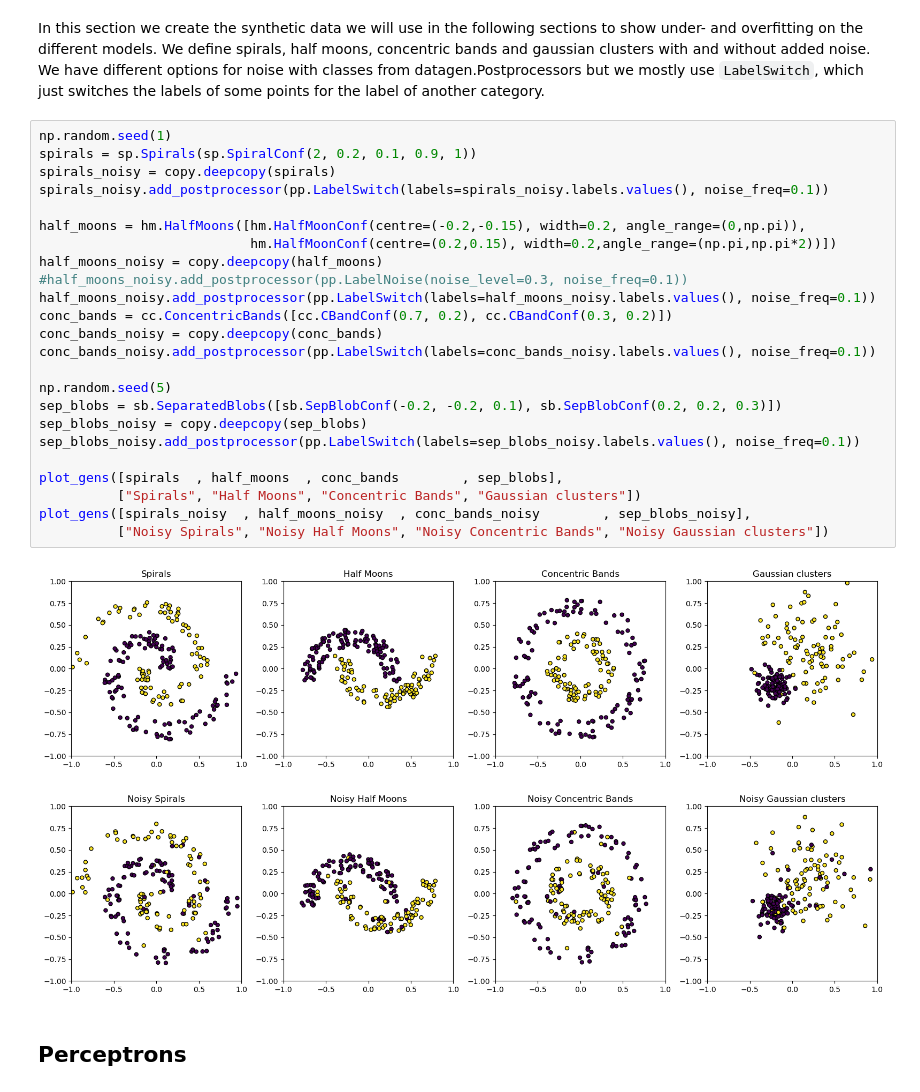
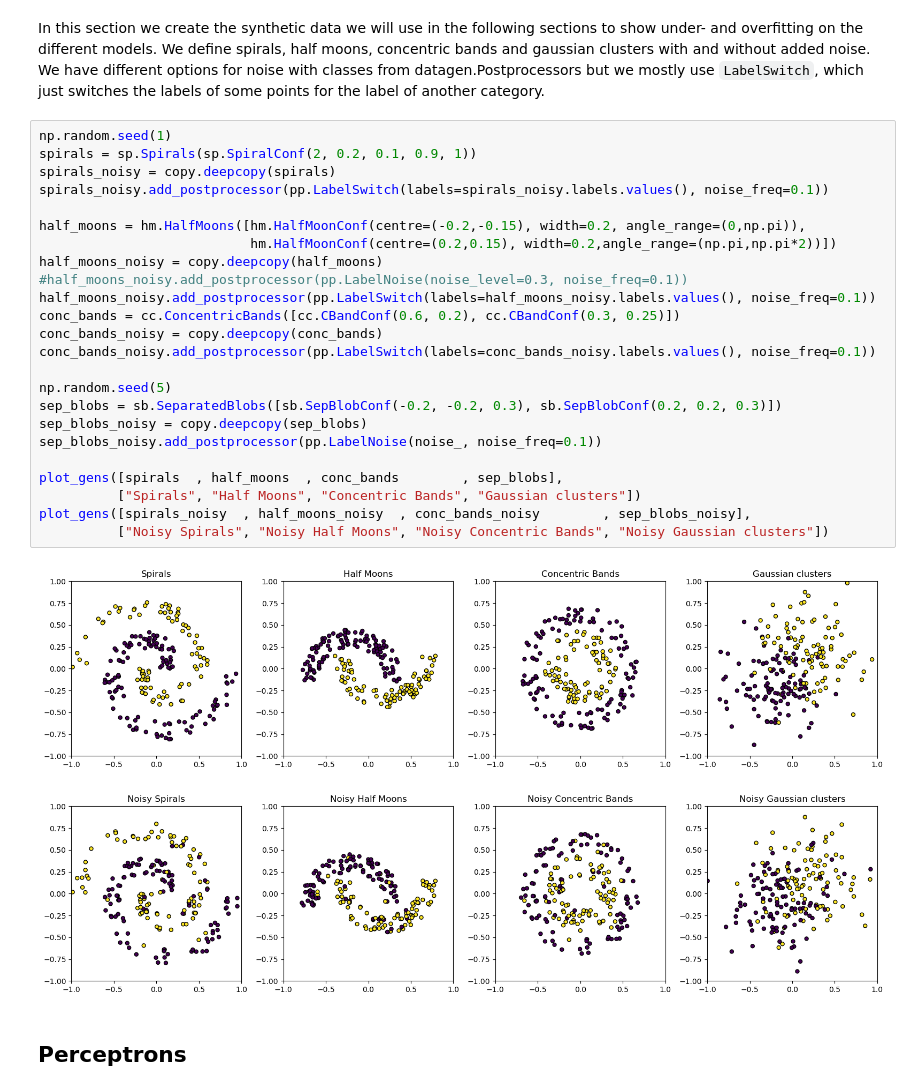
Before and after one commit to NoahWedlich/AppliedMLProject, a Jupyter notebook: main.ipynb, the cells around one changed output. Drawn from its saved outputs; the diff is of its cells as text.

```diff
--- a/main.ipynb
+++ b/main.ipynb
@@ -178,30 +178,30 @@ We have different options for noise with classes from datagen.Postprocessors but
 # %%
 np.random.seed(1)
 spirals = sp.Spirals(sp.SpiralConf(2, 0.2, 0.1, 0.9, 1))
 spirals_noisy = copy.deepcopy(spirals)
 spirals_noisy.add_postprocessor(pp.LabelSwitch(labels=spirals_noisy.labels.values(), noise_freq=0.1))
 
 half_moons = hm.HalfMoons([hm.HalfMoonConf(centre=(-0.2,-0.15), width=0.2, angle_range=(0,np.pi)),
                            hm.HalfMoonConf(centre=(0.2,0.15), width=0.2,angle_range=(np.pi,np.pi*2))])
 half_moons_noisy = copy.deepcopy(half_moons)
 #half_moons_noisy.add_postprocessor(pp.LabelNoise(noise_level=0.3, noise_freq=0.1))
 half_moons_noisy.add_postprocessor(pp.LabelSwitch(labels=half_moons_noisy.labels.values(), noise_freq=0.1))
-conc_bands = cc.ConcentricBands([cc.CBandConf(0.7, 0.2), cc.CBandConf(0.3, 0.2)])
+conc_bands = cc.ConcentricBands([cc.CBandConf(0.6, 0.2), cc.CBandConf(0.3, 0.25)])
 conc_bands_noisy = copy.deepcopy(conc_bands)
 conc_bands_noisy.add_postprocessor(pp.LabelSwitch(labels=conc_bands_noisy.labels.values(), noise_freq=0.1))
 
 np.random.seed(5)
-sep_blobs = sb.SeparatedBlobs([sb.SepBlobConf(-0.2, -0.2, 0.1), sb.SepBlobConf(0.2, 0.2, 0.3)])
+sep_blobs = sb.SeparatedBlobs([sb.SepBlobConf(-0.2, -0.2, 0.3), sb.SepBlobConf(0.2, 0.2, 0.3)])
 sep_blobs_noisy = copy.deepcopy(sep_blobs)
-sep_blobs_noisy.add_postprocessor(pp.LabelSwitch(labels=sep_blobs_noisy.labels.values(), noise_freq=0.1))
+sep_blobs_noisy.add_postprocessor(pp.LabelNoise(noise_, noise_freq=0.1))
 
 plot_gens([spirals  , half_moons  , conc_bands        , sep_blobs],
           ["Spirals", "Half Moons", "Concentric Bands", "Gaussian clusters"])
 plot_gens([spirals_noisy  , half_moons_noisy  , conc_bands_noisy        , sep_blobs_noisy],
           ["Noisy Spirals", "Noisy Half Moons", "Noisy Concentric Bands", "Noisy Gaussian clusters"])
 # %% [output]
-[figure, old version]
+[figure, new version]
-[figure, old version]
+[figure, new version]
 # %% [markdown]
 ## Perceptrons
 # %% [markdown]
```
Also changed, not shown: parts of 12 cells of this notebook.
